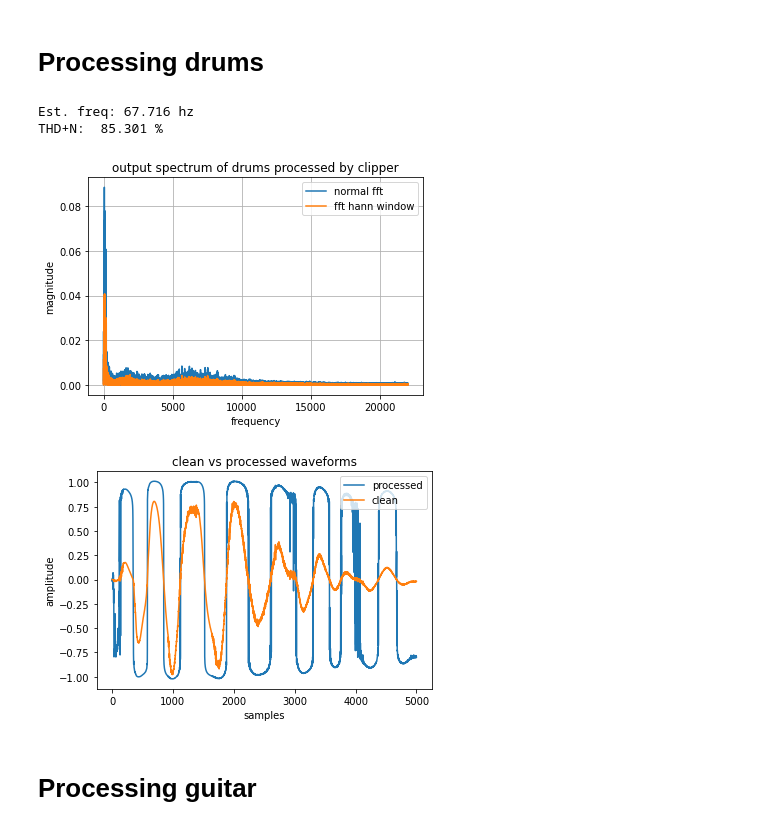
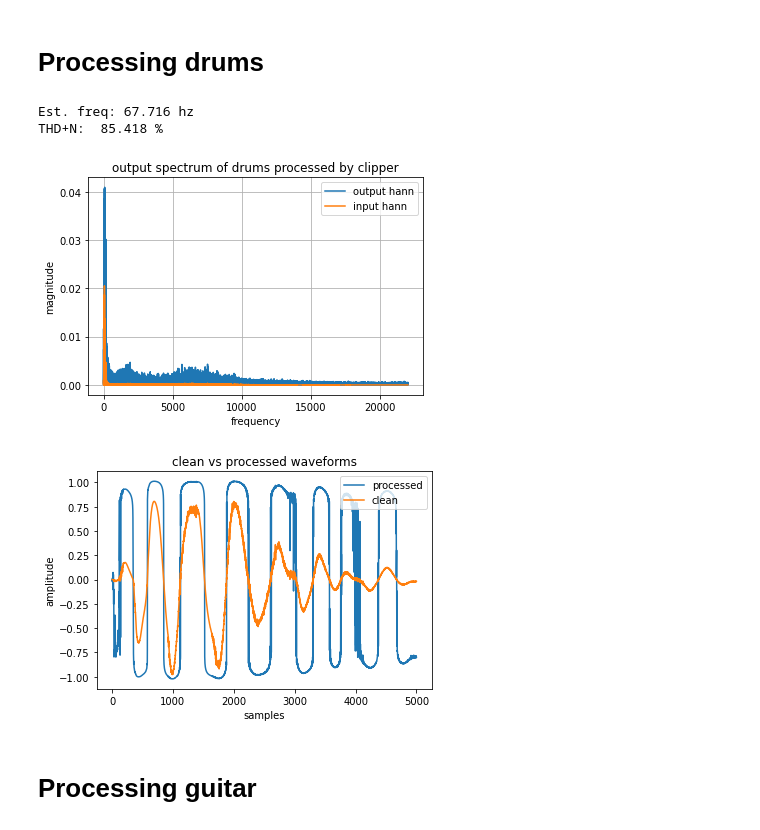
Before and after one commit to gusanthon/diode-clipper-wdf, a Jupyter notebook: diode-cipper-wdf.ipynb, the cells around one changed output. Drawn from its saved outputs; the diff is of its cells as text; code cells hidden in the pictures.

```diff
--- a/diode-cipper-wdf.ipynb
+++ b/diode-cipper-wdf.ipynb
@@ -960,14 +986,14 @@ from scipy.signal import hanning
 import scipy.io.wavfile
 
 # circuit params
-cutoff = 1000
+cutoff = 10000
 c = 47e-9
 r = 1 / (2 * np.pi * cutoff * c)
 
 # One-port parameters.
 I1 = ResistiveCurrentSource(r)  # r Ohm resistive current source
 C1 = Capacitor(c)          # 47e-9 farad capacitor.
-D1 = Diode(C1.Rp,nDiodes=2)
+D1 = Diode(C1.Rp,nDiodes=1)
 
 # generate test wave
 f = 1000
@@ -984,8 +1010,8 @@ for i in range(len(n)):
     Rp1, Rp2, Rp3 = D1.Rp, C1.Rp, I1.Rp
     # 1. Gather inputs.
     a1 = D1.get_reflected_wave(b1)
-    a2 = C1.get_reflected_wave(0)
-    a3 = I1.get_reflected_wave(0, x[i])   # Read input wave off current source
+    a2 = C1.get_reflected_wave(b2)
+    a3 = I1.get_reflected_wave(b3, x[i])   # Read input wave off current source
     # 2. Wave up.
     a  = (a1, a2, a3)
     Rp = (Rp1, Rp2, Rp3)
@@ -1066,37 +1092,40 @@ for i in range(len(x)):
 
     # 5. Gather outputs.
     y[i] = D1.wave_to_voltage()       # output is voltage across diode
     D1.set_incident_wave(b1)          # Store new input inside diode
 
 scipy.io.wavfile.write('./audio/drums-processed.wav',fs,y)
 print("THD+N: \t"+str(THDN(y,fs)*100)[:6]+" %")
 # Show the Frequency response
 # & compare input/output waveforms
 w = hanning(len(x))
 yfw = fft(y*w)
 yf = fft(y)
 ywifft = ifft(yfw)
+X = fft(x*w)
 scipy.io.wavfile.write('./audio/drums-processed-ifft.wav',fs,ywifft.real)
 xf = fftfreq(len(x), 1/fs)[:len(x)//2]
-plt.plot(xf, 2.0/len(x) * np.abs(yf[0:len(x)//2]),label='normal fft')
-plt.plot(xf, 2.0/len(x) * np.abs(yfw[0:len(x)//2]),label='fft hann window')
+# plt.plot(xf, 2.0/len(x) * np.abs(yf[0:len(x)//2]),label='normal fft')
+plt.plot(xf, 2.0/len(x) * np.abs(yfw[0:len(x)//2]),label='output hann')
+plt.plot(xf, 2.0/len(x) * np.abs(X[0:len(x)//2]),label='input hann')
+
 plt.legend()
 plt.title("output spectrum of drums processed by clipper")
 plt.grid()
 plt.xlabel('frequency')
 plt.ylabel('magnitude')
 plt.show()
 plt.plot(y[:5000],label='processed')
 plt.plot(x[:5000],label='clean')
 plt.xlabel('samples')
 plt.ylabel('amplitude')
 plt.title('clean vs processed waveforms')
 plt.legend(loc="upper right")
 plt.show()
 # %% [output]
 Est. freq: 67.716 hz
-THD+N:  85.301 %
+THD+N:  85.418 %
-[figure, old version]
+[figure, new version]
 [figure]
 # %% [markdown]
 # Processing guitar
```
Also changed, not shown: parts of 11 cells of this notebook, 14 other files.
